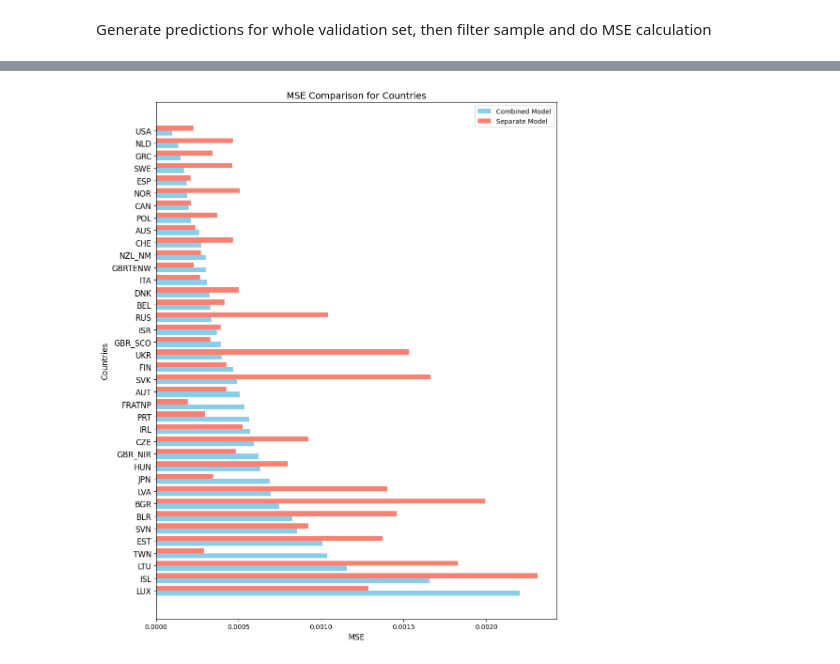
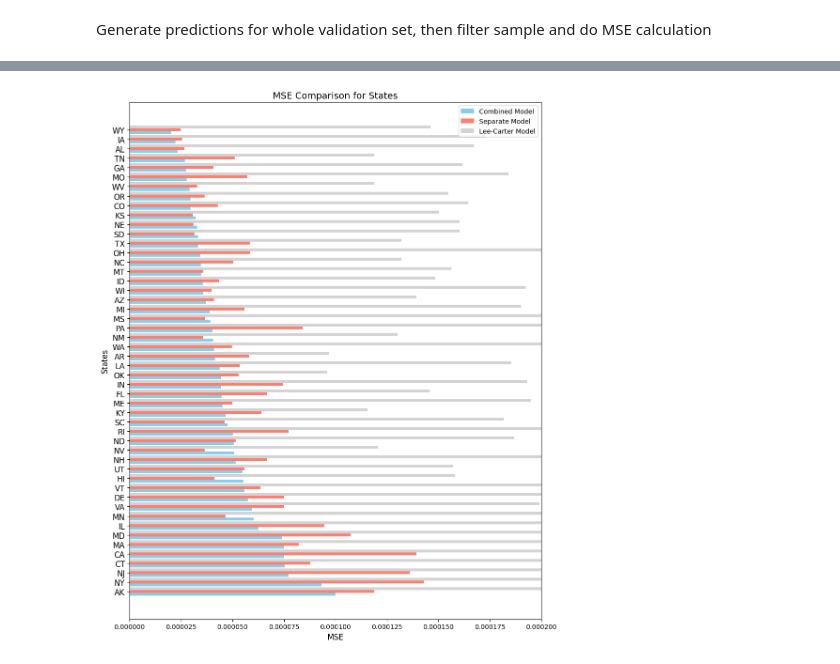
Before and after one commit to paigenpark/deep-mort, a Jupyter notebook: code/evaluate_models.ipynb, the cells around one changed output, grey strips where cells are left out. Saved outputs shown, nothing was run; the diff lists cells and outputs as text; code cells hidden in the pictures.

```diff
--- a/code/evaluate_models.ipynb
+++ b/code/evaluate_models.ipynb
@@ -468,4 +559,6 @@ plot_pred_diff_by_age(geo=62, year= 2006, age_range=np.arange(0,100), genders=[0
 #### Generate Subgroup MSE Barplots
 # %% [markdown]
 Generate predictions for whole validation set, then filter sample and do MSE calculation
+# %%
+lc_mses = evaluation_functions.calculate_mse_by_category_lc(lc_predictions, combined_test, feature_index=0) # 0 is geo in test data
 # %%
@@ -543,4 +568,4 @@ def calculate_mse_by_category(val_data, model, feature_index):
 # %%
-geo_mses_combined = calculate_mse_by_category(combined_test_prepped, model_combined, feature_index=2) # 2 is geo
+geo_mses_combined = evaluation_functions.calculate_mse_by_category(combined_test_prepped, model_combined, feature_index=2) # 2 is geo in combined_test_prepped
 # %%
-geos_mses_separate = calculate_mse_by_category(state_test_prepped, model_state, feature_index=2)
+geos_mses_separate_states = evaluation_functions.calculate_mse_by_category(state_test_prepped, model_state, feature_index=2) # 2 is geo in combined_test_prepped
@@ -551,5 +572,9 @@ figure_functions.plot_mse_section(geo_mses_combined, geos_mses_separate, geos_ke
-# %%
-geos_mses_separate = calculate_mse_by_category(country_test_prepped, model_country, feature_index=2)
-figure_functions.plot_mse_section(geo_mses_combined, geos_mses_separate, geos_key, "Countries", start=50, end=87)
-# %% [output]
-[figure, removed]
+# %%
+fig, ax = figure_functions.plot_mse_section(mse_by_category1=geo_mses_combined, mse_by_category2=geos_mses_separate_states, mse_by_category3=lc_mses,
+                                  category_labels=geos_key, plot_type="States", start=0, end=49, x_max=0.0002)
+
+fig.savefig("mse_states.pdf", format="pdf")
+plt.show()
+plt.close()
+# %% [output]
+[figure, added]
```
Also changed, not shown: parts of 71 cells of this notebook, 16 other files.
